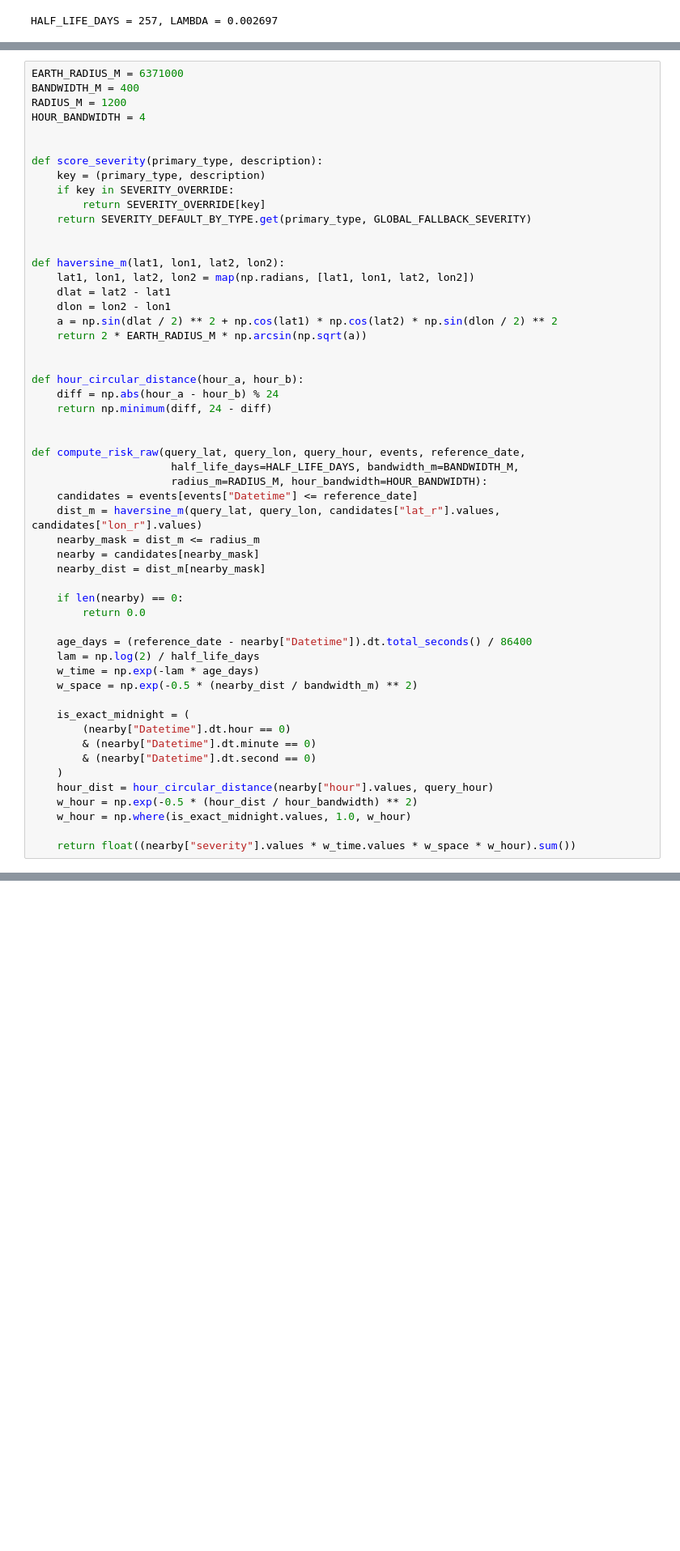
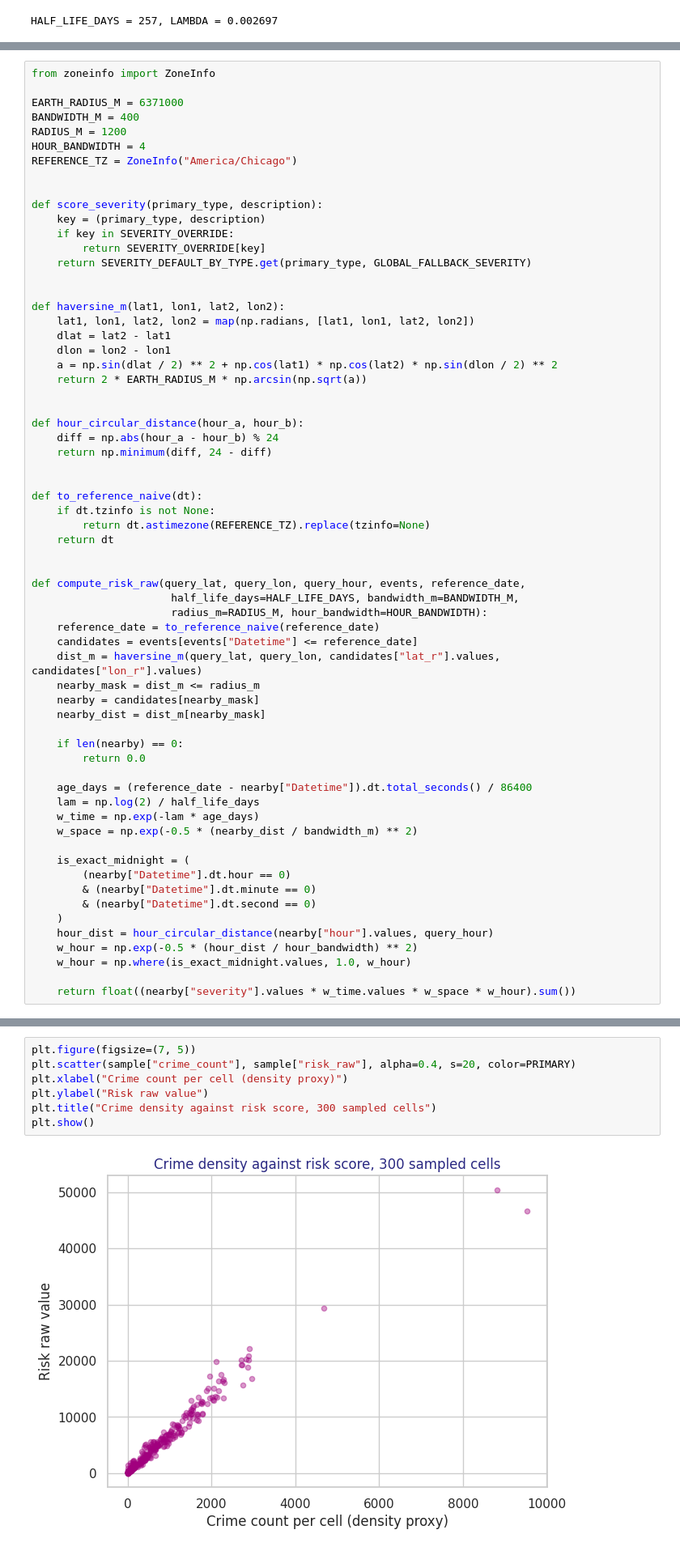
Before and after one commit to cereycie/FP_MLOps_GreyciaFebrinaMichelle_AuliaAcaAzzahra, a Jupyter notebook: notebooks/01_pseudo_labeling_feature_engineering.ipynb, the cells around one changed output, grey strips where cells are left out. Shown at 81% size. Drawn from its saved outputs; the diff is of its cells as text; blank space fills up the shorter version.

```diff
--- a/notebooks/01_pseudo_labeling_feature_engineering.ipynb
+++ b/notebooks/01_pseudo_labeling_feature_engineering.ipynb
@@ -174,8 +180,11 @@ Hour similarity is a soft, circular weight rather than an exact match on day of
 # %%
+from zoneinfo import ZoneInfo
+
 EARTH_RADIUS_M = 6371000
 BANDWIDTH_M = 400
 RADIUS_M = 1200
 HOUR_BANDWIDTH = 4
+REFERENCE_TZ = ZoneInfo("America/Chicago")
 
 
 def score_severity(primary_type, description):
@@ -198,9 +207,16 @@ def hour_circular_distance(hour_a, hour_b):
     return np.minimum(diff, 24 - diff)
 
 
+def to_reference_naive(dt):
+    if dt.tzinfo is not None:
+        return dt.astimezone(REFERENCE_TZ).replace(tzinfo=None)
+    return dt
+
+
 def compute_risk_raw(query_lat, query_lon, query_hour, events, reference_date,
                       half_life_days=HALF_LIFE_DAYS, bandwidth_m=BANDWIDTH_M,
                       radius_m=RADIUS_M, hour_bandwidth=HOUR_BANDWIDTH):
+    reference_date = to_reference_naive(reference_date)
     candidates = events[events["Datetime"] <= reference_date]
     dist_m = haversine_m(query_lat, query_lon, candidates["lat_r"].values, candidates["lon_r"].values)
     nearby_mask = dist_m <= radius_m
@@ -619,0 +510,9 @@ Severity scoring itself, the FBI UCR-based hierarchy from Hands-On 1, is unchang
+# %%
+plt.figure(figsize=(7, 5))
+plt.scatter(sample["crime_count"], sample["risk_raw"], alpha=0.4, s=20, color=PRIMARY)
+plt.xlabel("Crime count per cell (density proxy)")
+plt.ylabel("Risk raw value")
+plt.title("Crime density against risk score, 300 sampled cells")
+plt.show()
+# %% [output]
+[figure, added]
```
Also changed, not shown: parts of 63 cells of this notebook.
